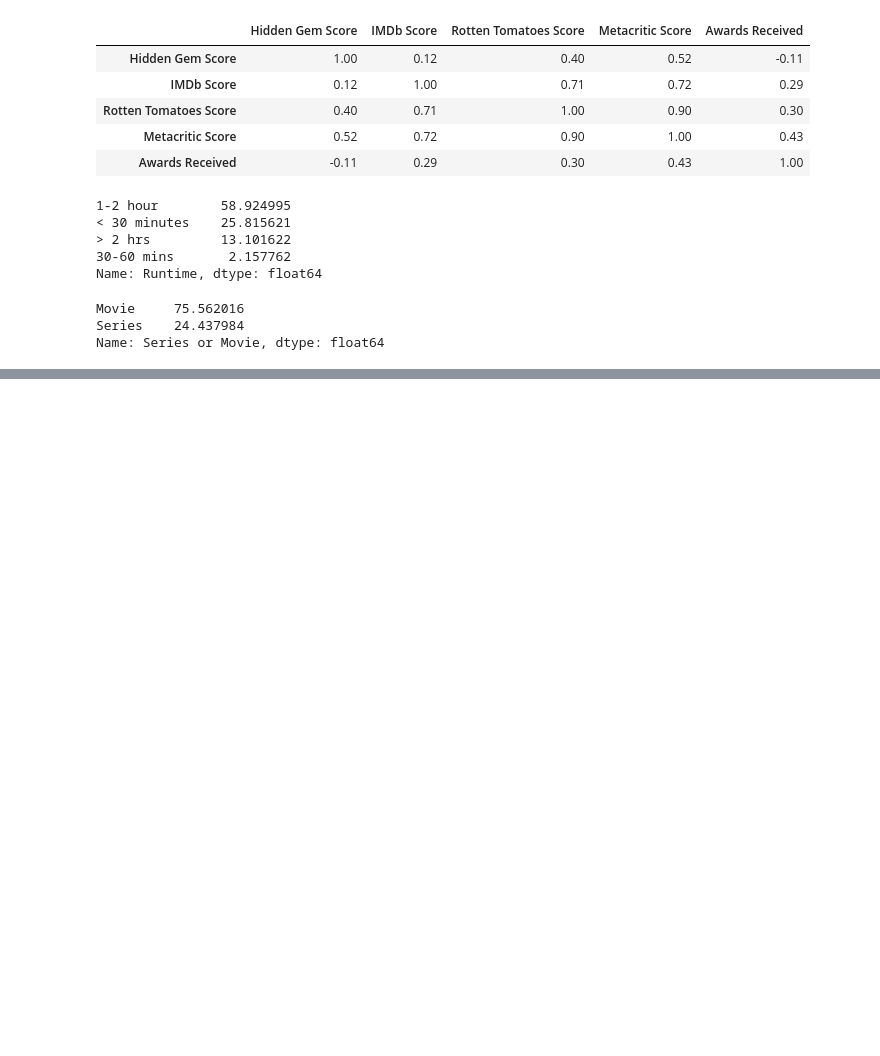
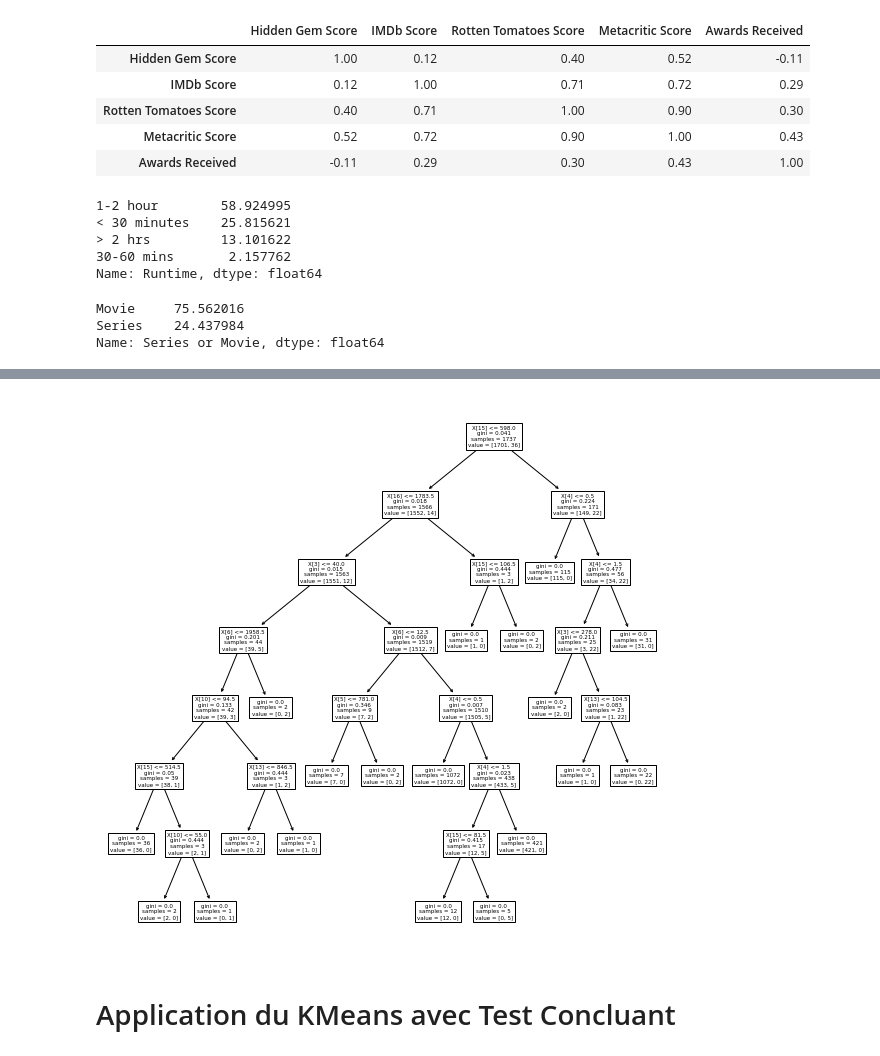
Before and after one commit to DEADL0CKK/netflix_dataset, a Jupyter notebook: netflix_dataset.ipynb, the cells around one changed output, grey strips where cells are left out. Saved outputs shown, nothing was run; the diff lists cells and outputs as text; code cells hidden in the pictures; blank space fills up the shorter version.

```diff
--- a/netflix_dataset.ipynb
+++ b/netflix_dataset.ipynb
@@ -112,0 +233,4 @@ Name: Series or Movie, dtype: float64
+# %%
+from sklearn.tree import DecisionTreeClassifier
+tree = DecisionTreeClassifier(random_state=42)
+tree
@@ -112,0 +261,2 @@ Name: Series or Movie, dtype: float64
+# %%
+tree.fit(x_train, y_train)
@@ -112,0 +306,3 @@ Name: Series or Movie, dtype: float64
+# %%
+score = tree.score(x_test, y_test)
+score
@@ -112,0 +311,9 @@ Name: Series or Movie, dtype: float64
+# %%
+scores=[]
+for max_depth in range(2, 10) :
+    tree=DecisionTreeClassifier(max_depth=max_depth, random_state=42)
+    tree.fit(x_train, y_train)
+    score=tree.score(x_test, y_test)
+    scores.append(score*100)
+
+scores
@@ -112,0 +329,10 @@ Name: Series or Movie, dtype: float64
+# %%
+from sklearn.tree import plot_tree
+tree=DecisionTreeClassifier(max_depth=7, random_state=42)
+tree.fit(x_train, y_train)
+plt.figure(figsize = (10, 10))
+tree_ban_tcg = plot_tree(tree)
+# %% [output]
+[figure, added]
+# %% [markdown]
+# Application du KMeans avec Test Concluant
```
Also changed, not shown: parts of 119 cells of this notebook.
